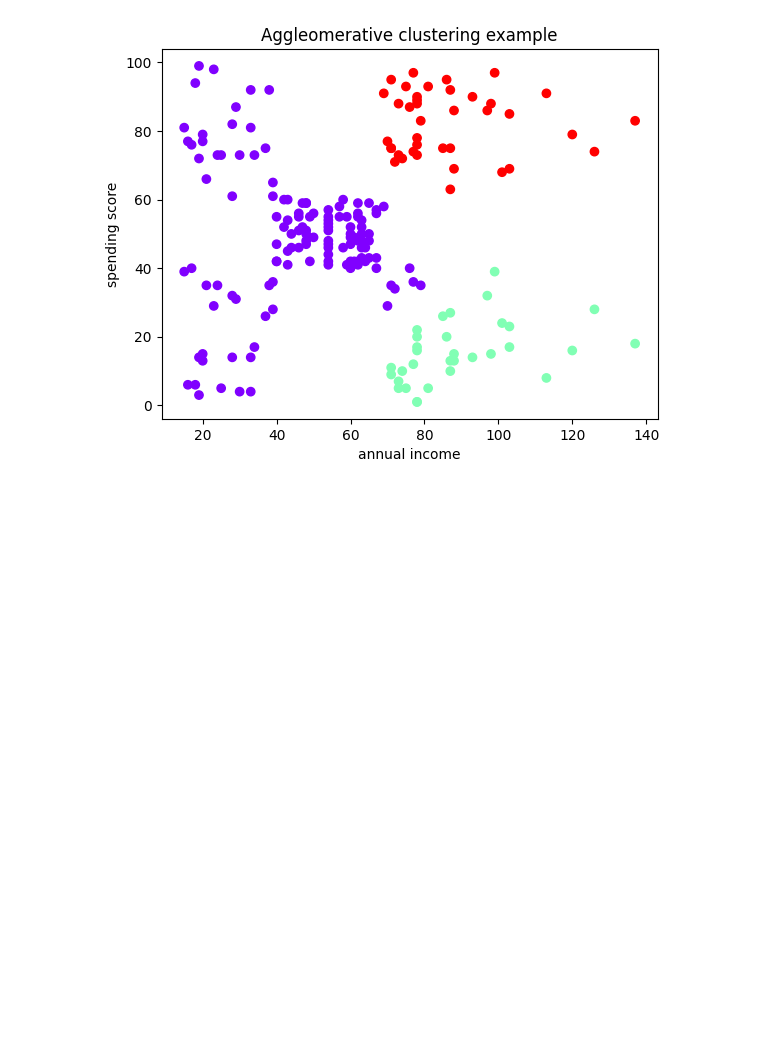
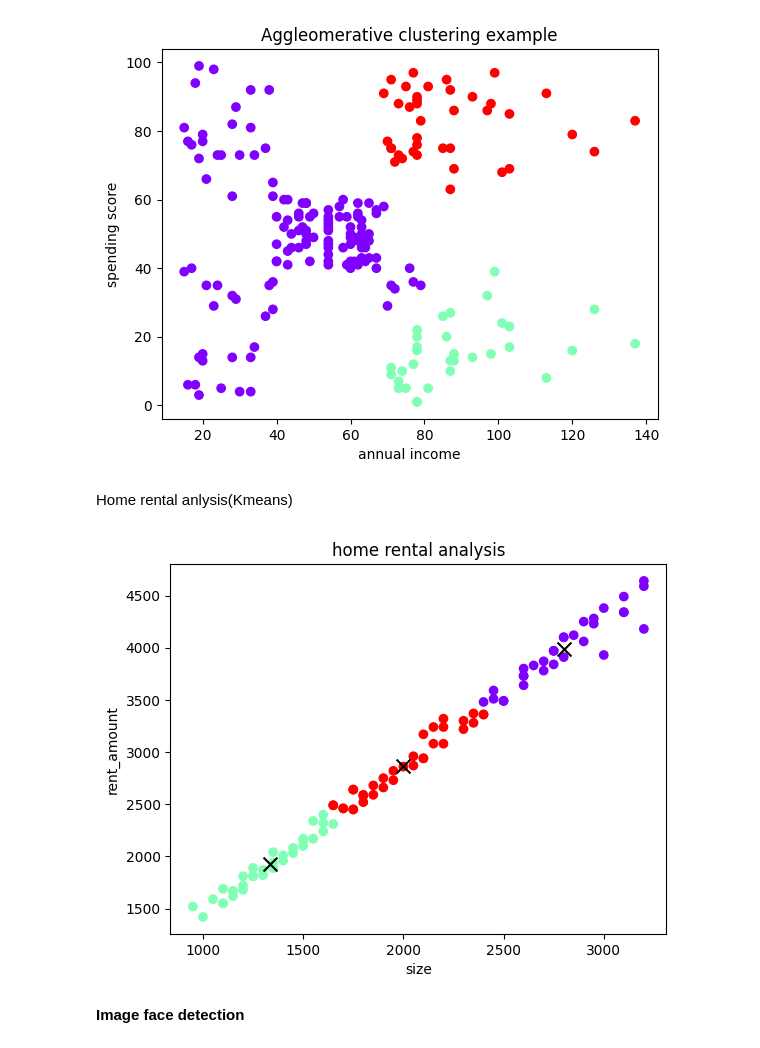
Before and after one commit to yaminiparmesh/LINEAR-REGRESSION, a Jupyter notebook: LinearRegression.ipynb, the cells around one changed output. Cells and saved outputs as stored; diff of their text form; code cells hidden in the pictures; blank space fills up the shorter version.

```diff
--- a/LinearRegression.ipynb
+++ b/LinearRegression.ipynb
@@ -202,3 +202,5 @@ plt.title('Aggleomerative clustering example')
 plt.show()
 # %% [output]
 [figure]
+# %% [markdown]
+Home rental anlysis(Kmeans)
@@ -204,0 +211,19 @@ plt.show()
+# %%
+df=pd.read_csv('/content/home-rental.csv')
+# %%
+kmeans=KMeans(n_clusters=3,random_state=42)
+X = df[['size', 'bedrooms', 'rent_amount']]
+df['cluster']=kmeans.fit_predict(X)
+# %%
+controids=kmeans.cluster_centers_
+# %%
+plt.scatter(df['size'], df['rent_amount'], c=df['cluster'], cmap='rainbow')
+plt.scatter(controids[:,0], controids[:,2], color='black', marker='x', s=100)
+plt.xlabel('size')
+plt.ylabel('rent_amount')
+plt.title("home rental analysis")
+plt.show()
+# %% [output]
+[figure, added]
+# %% [markdown]
+**Image face detection**
```
Also changed, not shown: parts of 9 cells of this notebook.
